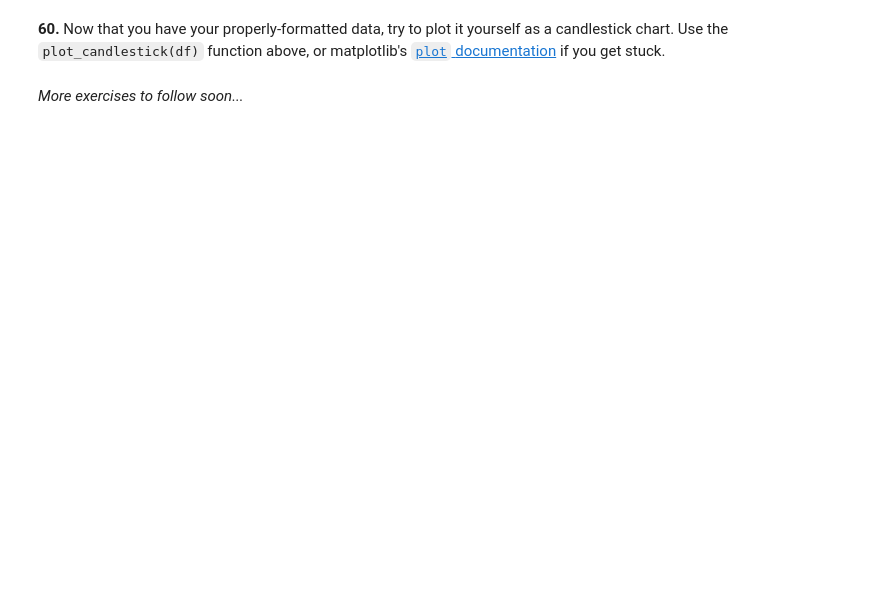
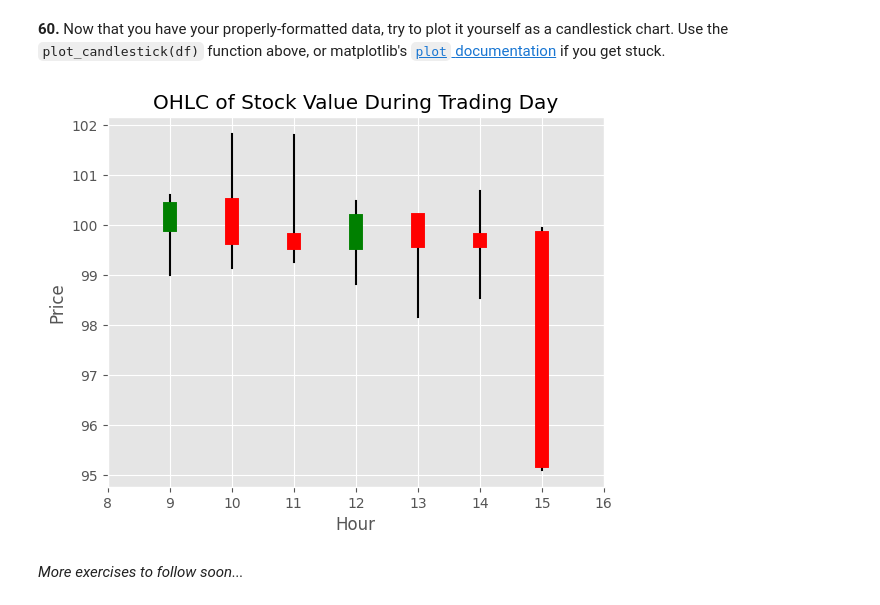
Before and after one commit to bogdan-kovalchuk/100-pandas-puzzles, a Jupyter notebook: 100-pandas-puzzles.ipynb, the cells around one changed output. Drawn from its saved outputs; the diff is of its cells as text; code cells hidden in the pictures; blank space fills up the shorter version.

````diff
--- a/100-pandas-puzzles.ipynb
+++ b/100-pandas-puzzles.ipynb
@@ -1188,4 +1203,8 @@ agg.head()
 # %% [markdown]
 **60.** Now that you have your properly-formatted data, try to plot it yourself as a candlestick chart.  Use the ```plot_candlestick(df)``` function above, or matplotlib's [```plot``` documentation](https://matplotlib.org/api/_as_gen/matplotlib.axes.Axes.plot.html) if you get stuck.
+# %%
+plot_candlestick(agg)
+# %% [output]
+[figure, added]
 # %% [markdown]
 *More exercises to follow soon...*
````
Also changed, not shown: parts of 16 cells of this notebook.
